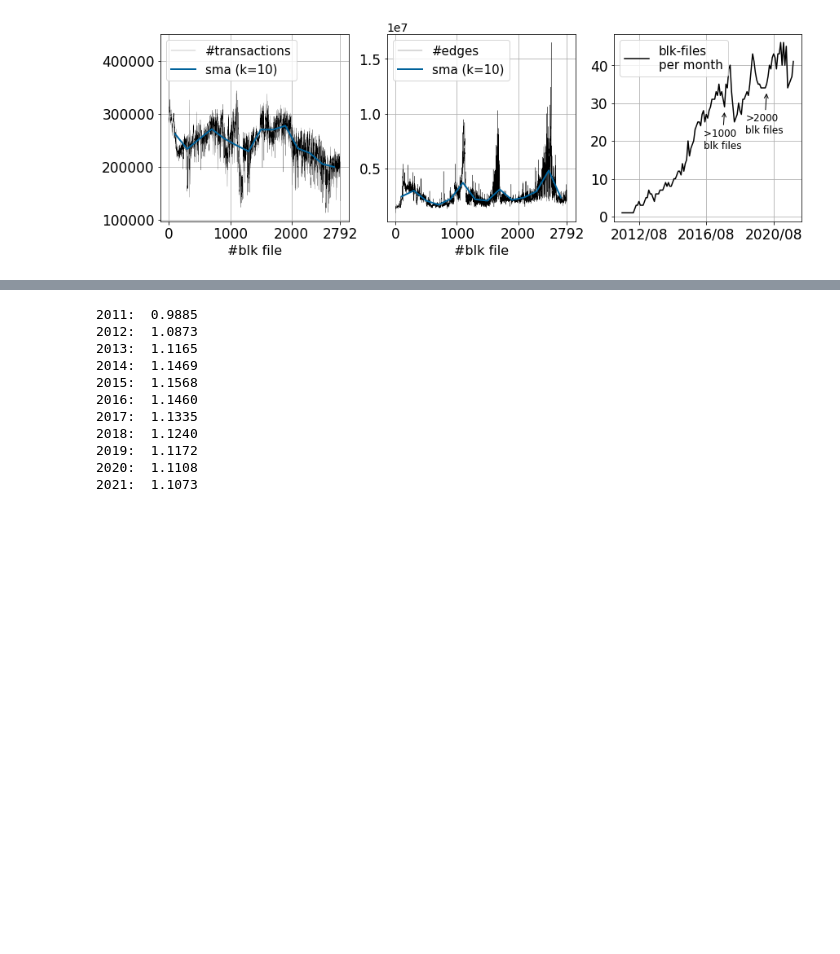
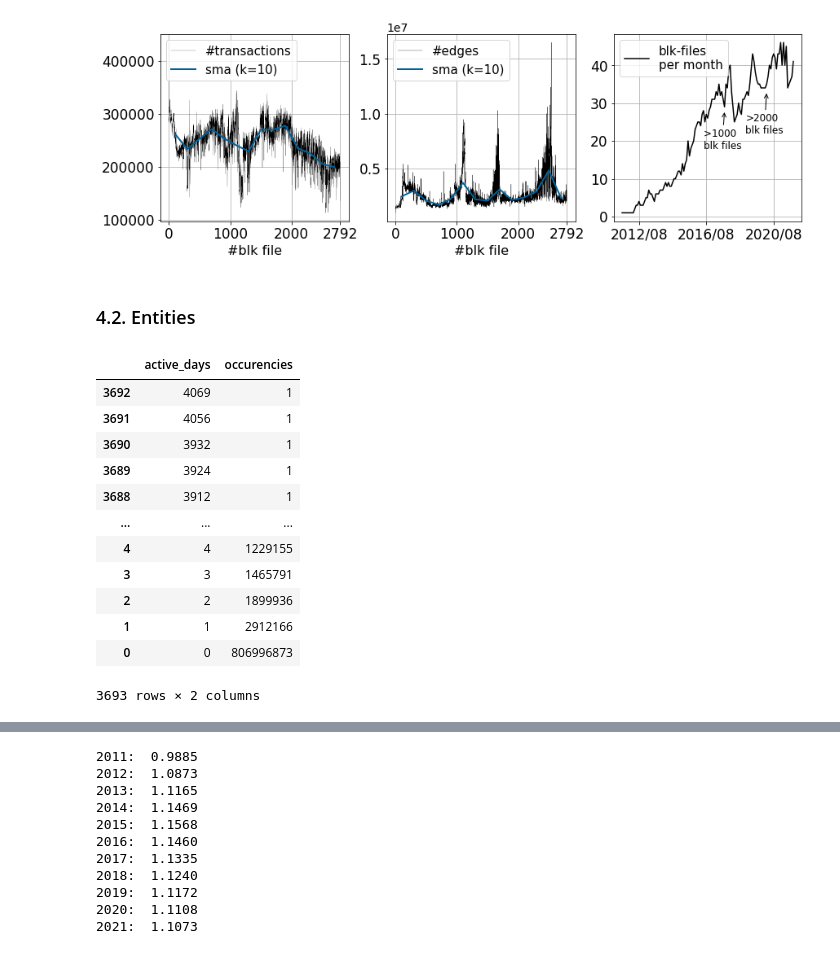
Before and after one commit to nerolation/python-bitcoin-scraper, a Jupyter notebook: btc-graph-analysis.ipynb, the cells around one changed output, grey strips where cells are left out. Drawn from its saved outputs; the diff is of its cells as text; code cells hidden in the pictures; blank space fills up the shorter version.

```diff
--- a/btc-graph-analysis.ipynb
+++ b/btc-graph-analysis.ipynb
@@ -466,3 +490,21 @@ plt.savefig("./pictures/blk_files.pdf")
 plt.show()
 # %% [output]
 [figure]
+# %% [markdown]
+### 4.2. Entities
+# %%
+df_ent_active[::-1]
+# %% [output]
+|  | active_days | occurencies |
+| 3692 | 4069 | 1 |
+| 3691 | 4056 | 1 |
+| 3690 | 3932 | 1 |
+| 3689 | 3924 | 1 |
+| 3688 | 3912 | 1 |
+| ... | ... | ... |
+| 4 | 4 | 1229155 |
+| 3 | 3 | 1465791 |
+| 2 | 2 | 1899936 |
+| 1 | 1 | 2912166 |
+| 0 | 0 | 806996873 |
+3693 rows × 2 columns
```
Also changed, not shown: parts of 4 cells of this notebook.
